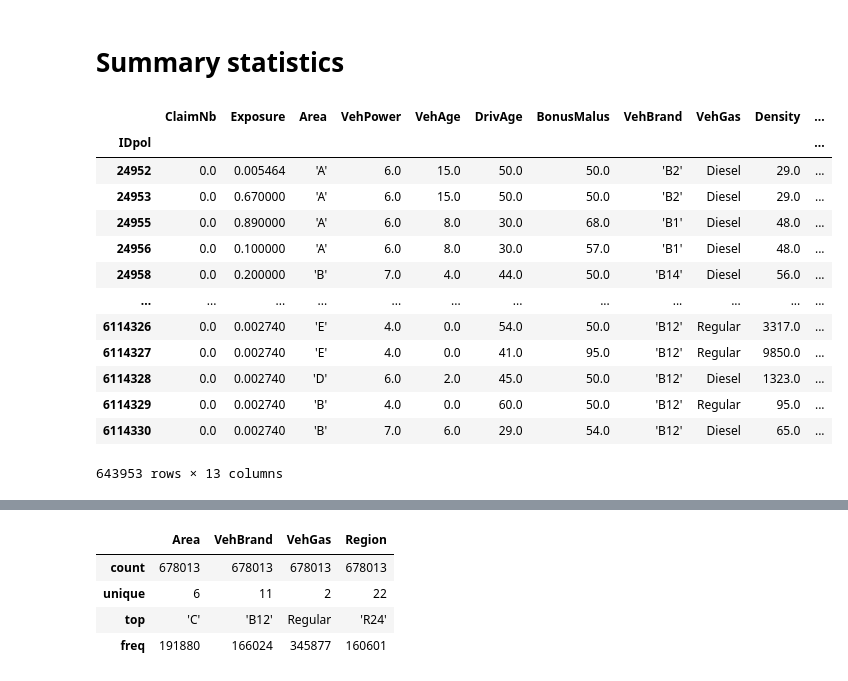
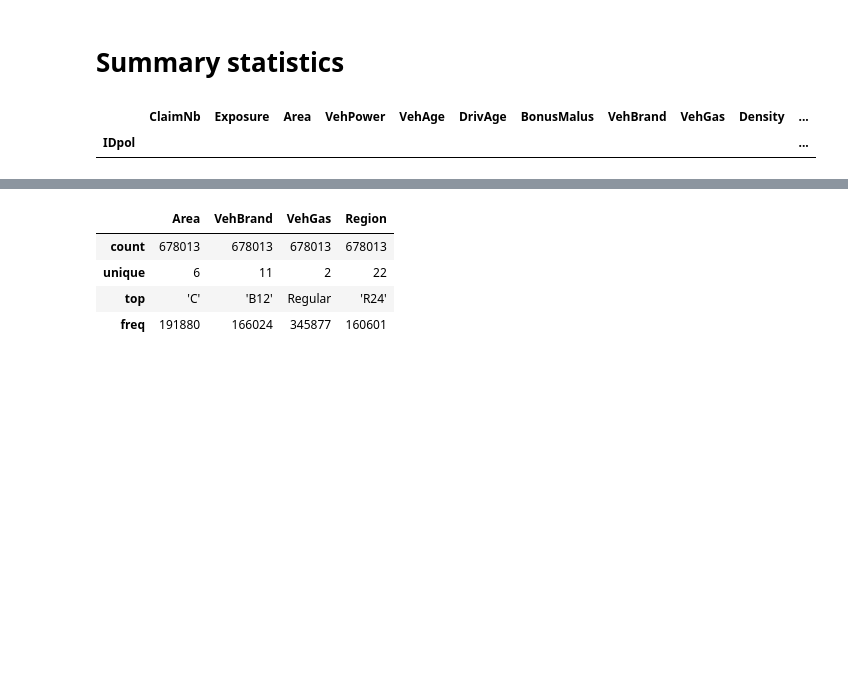
Before and after one commit to nickhanabah/coding_challenge, a Jupyter notebook: notebooks/challenge.ipynb, the cells around one changed output, grey strips where cells are left out. Saved outputs shown, nothing was run; the diff lists cells and outputs as text; code cells hidden in the pictures; blank space fills up the shorter version.

```diff
--- a/notebooks/challenge.ipynb
+++ b/notebooks/challenge.ipynb
@@ -36,23 +50,11 @@ df["ClaimAmountDivByExposure"] = df["ClaimAmount"]/df["Exposure"]
 # %%
 # get rows with claim amount not null
 df[df.ClaimAmount.notnull()]
 # check if there are claim amounts for claim number 0
-df[(df.ClaimNb == 0) & (df.ClaimAmount.notnull())] # --> 0 rows
+df[(df.ClaimNb == 0) & (df.ClaimAmount != 0.0)] # --> 0 rows
 # %% [output]
 |  | ClaimNb | Exposure | Area | VehPower | VehAge | DrivAge | BonusMalus | VehBrand | VehGas | Density | ... |
 | IDpol |  |  |  |  |  |  |  |  |  |  | ... |
-| 24952 | 0.0 | 0.005464 | 'A' | 6.0 | 15.0 | 50.0 | 50.0 | 'B2' | Diesel | 29.0 | ... |
-| 24953 | 0.0 | 0.670000 | 'A' | 6.0 | 15.0 | 50.0 | 50.0 | 'B2' | Diesel | 29.0 | ... |
-| 24955 | 0.0 | 0.890000 | 'A' | 6.0 | 8.0 | 30.0 | 68.0 | 'B1' | Diesel | 48.0 | ... |
-| 24956 | 0.0 | 0.100000 | 'A' | 6.0 | 8.0 | 30.0 | 57.0 | 'B1' | Diesel | 48.0 | ... |
-| 24958 | 0.0 | 0.200000 | 'B' | 7.0 | 4.0 | 44.0 | 50.0 | 'B14' | Diesel | 56.0 | ... |
-| ... | ... | ... | ... | ... | ... | ... | ... | ... | ... | ... | ... |
-| 6114326 | 0.0 | 0.002740 | 'E' | 4.0 | 0.0 | 54.0 | 50.0 | 'B12' | Regular | 3317.0 | ... |
-| 6114327 | 0.0 | 0.002740 | 'E' | 4.0 | 0.0 | 41.0 | 95.0 | 'B12' | Regular | 9850.0 | ... |
-| 6114328 | 0.0 | 0.002740 | 'D' | 6.0 | 2.0 | 45.0 | 50.0 | 'B12' | Diesel | 1323.0 | ... |
-| 6114329 | 0.0 | 0.002740 | 'B' | 4.0 | 0.0 | 60.0 | 50.0 | 'B12' | Regular | 95.0 | ... |
-| 6114330 | 0.0 | 0.002740 | 'B' | 7.0 | 6.0 | 29.0 | 54.0 | 'B12' | Diesel | 65.0 | ... |
-643953 rows × 13 columns
 # %%
 # get summary statistics for the dataset (continuous variables only)
 df.describe()
```
Also changed, not shown: parts of 23 cells of this notebook, 1 other file.
